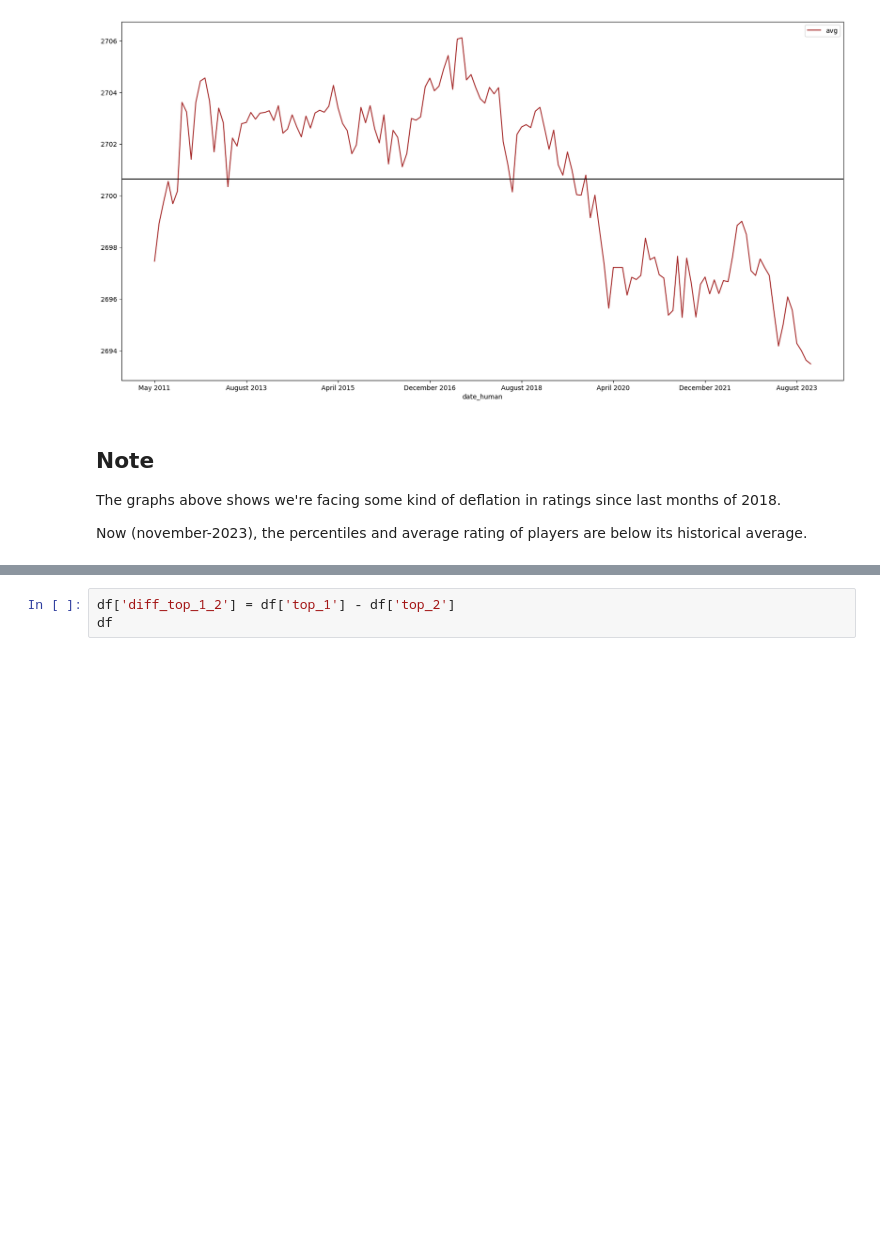
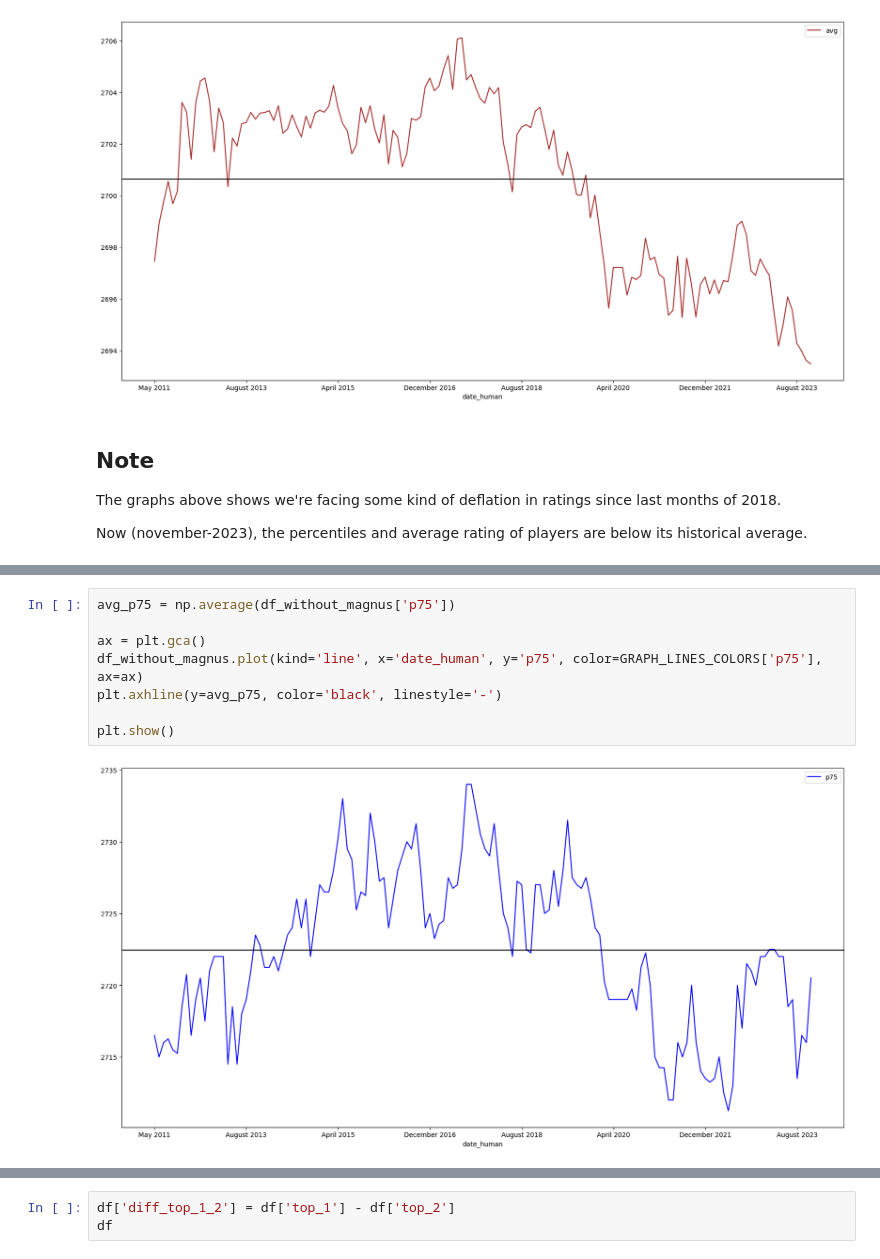
Before and after one commit to lucasrodcosta/chess_analysis, a Jupyter notebook: analysis.ipynb, the cells around one changed output, grey strips where cells are left out. Saved outputs shown, nothing was run; the diff lists cells and outputs as text; blank space fills up the shorter version.

```diff
--- a/analysis.ipynb
+++ b/analysis.ipynb
@@ -251,0 +301,10 @@ Now (november-2023), the percentiles and average rating of players are below its
+# %%
+avg_p75 = np.average(df_without_magnus['p75'])
+
+ax = plt.gca()
+df_without_magnus.plot(kind='line', x='date_human', y='p75', color=GRAPH_LINES_COLORS['p75'], ax=ax)
+plt.axhline(y=avg_p75, color='black', linestyle='-')
+
+plt.show()
+# %% [output]
+[figure, added]
```
Also changed, not shown: parts of 7 cells of this notebook, 5 other files.
